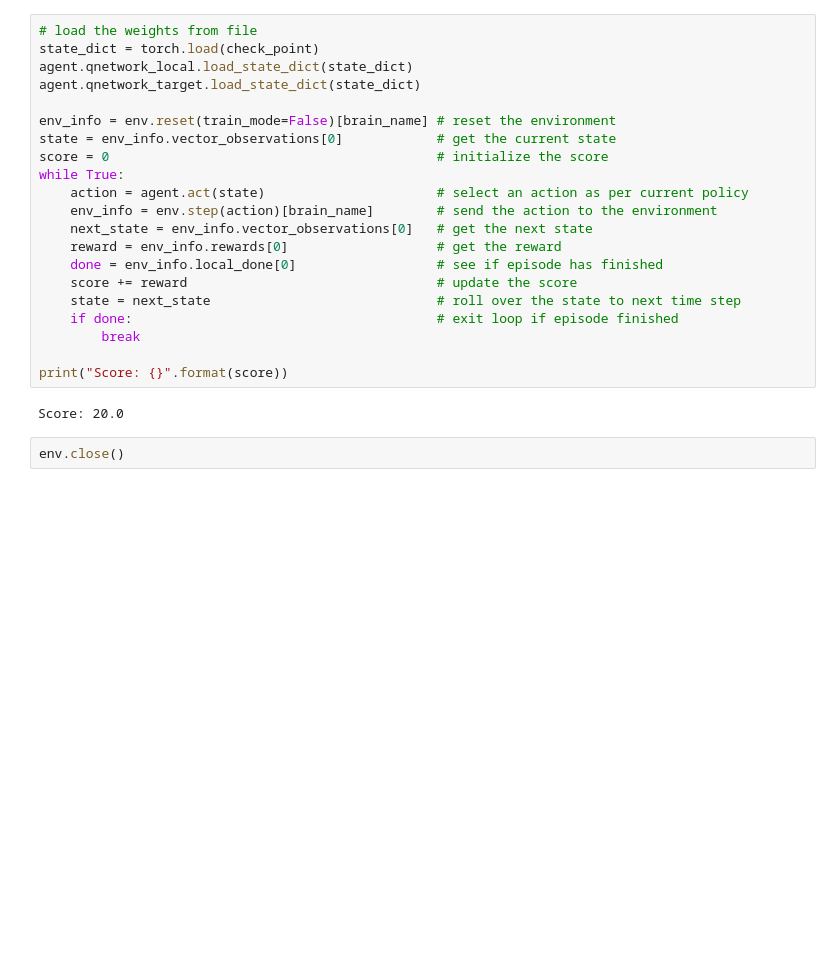
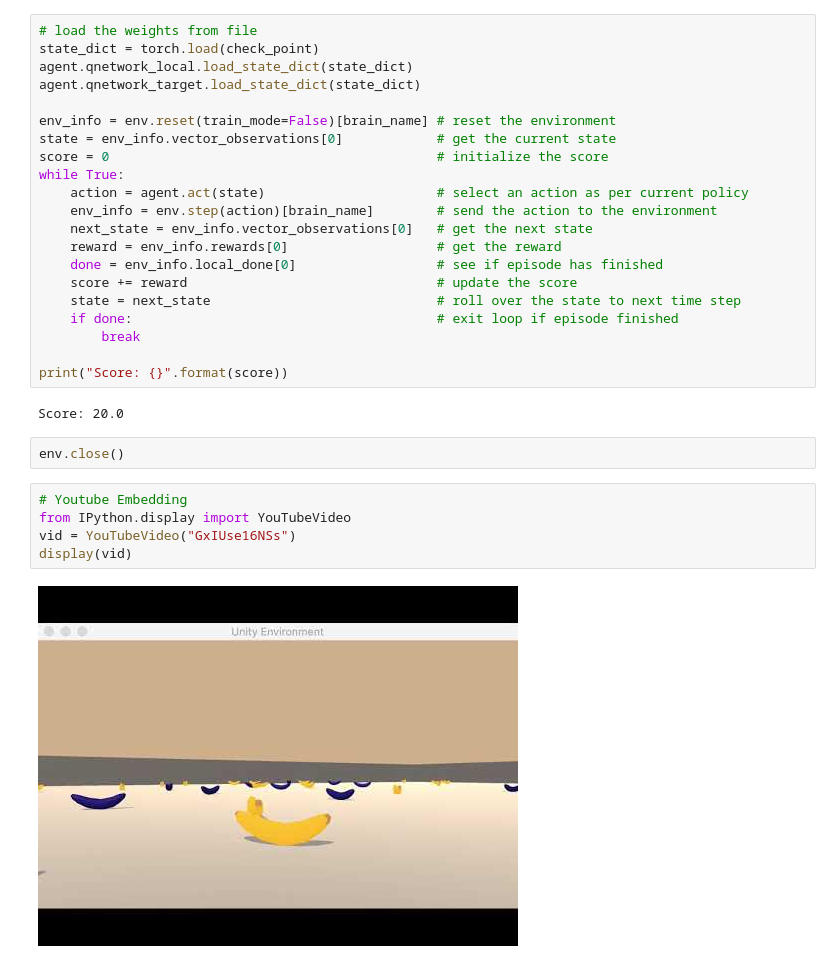
Before and after one commit to ethanchoi/udacity-p1-navigation, a Jupyter notebook: Navigation.ipynb, the cells around one changed output. Saved outputs shown, nothing was run; the diff lists cells and outputs as text; blank space fills up the shorter version.

```diff
--- a/Navigation.ipynb
+++ b/Navigation.ipynb
@@ -201,3 +201,10 @@ print("Score: {}".format(score))
 Score: 20.0
 # %%
 env.close()
+# %%
+# Youtube Embedding
+from IPython.display import YouTubeVideo
+vid = YouTubeVideo("GxIUse16NSs")
+display(vid)
+# %% [output]
+[figure, added]
```
